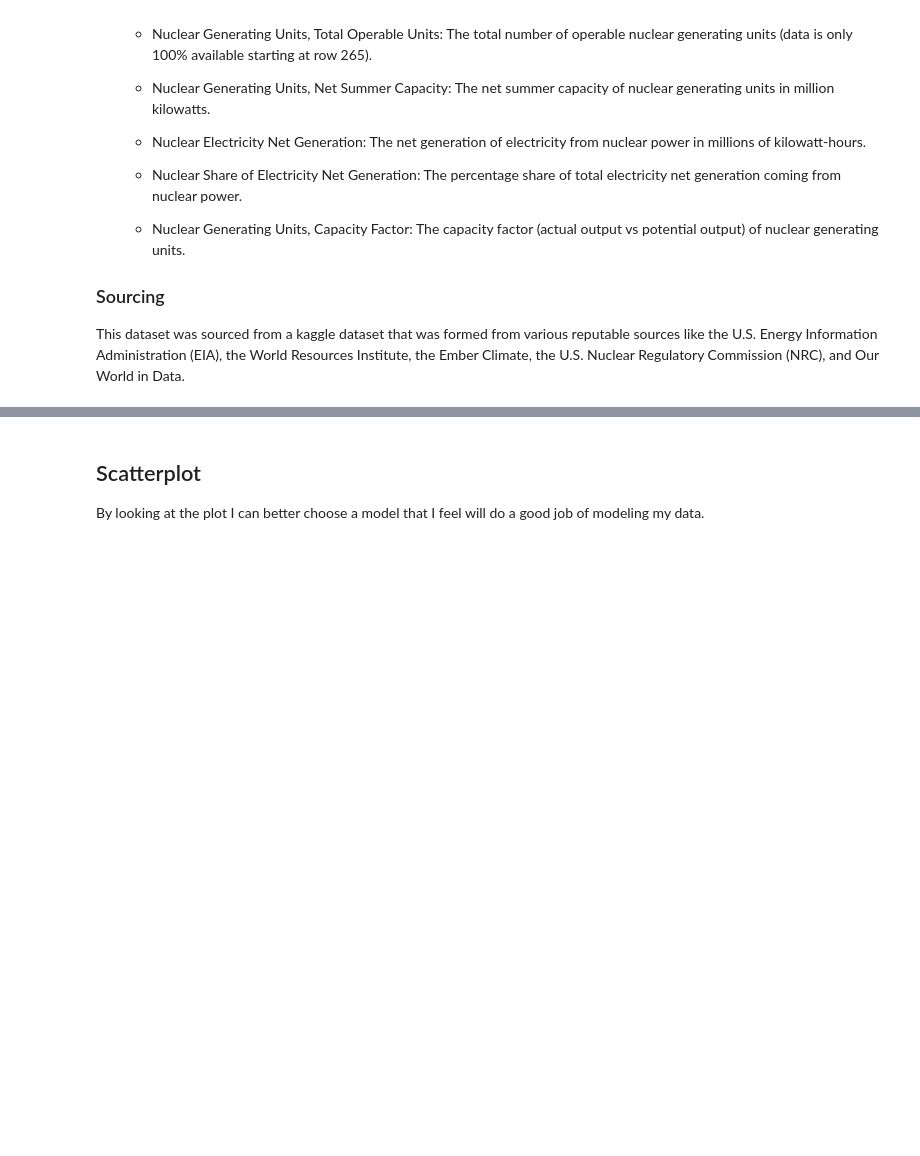
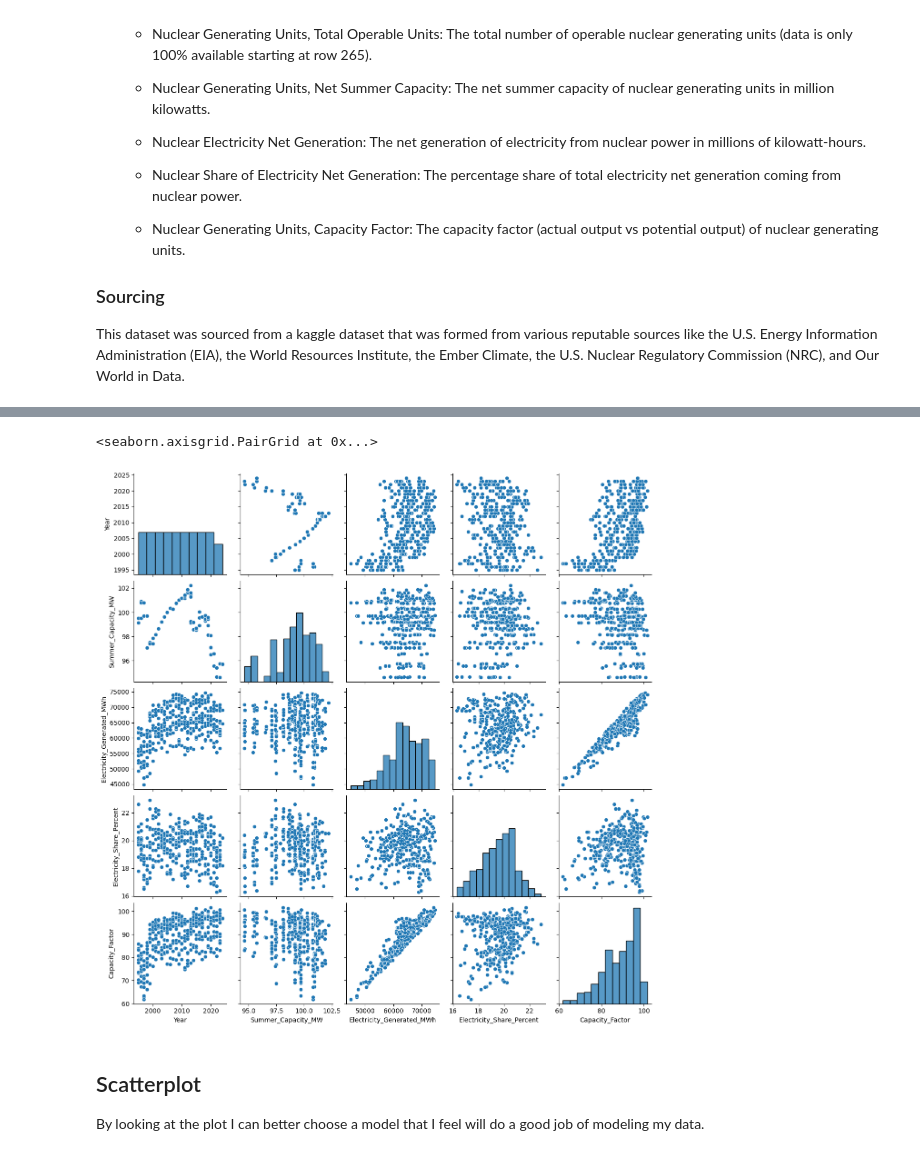
Before and after one commit to aahFancyGun/dataScienceClass, a Jupyter notebook: unit8/YangChauUnit8Project.ipynb, the cells around one changed output, grey strips where cells are left out. Drawn from its saved outputs; the diff is of its cells as text; code cells hidden in the pictures; blank space fills up the shorter version.

```diff
--- a/unit8/YangChauUnit8Project.ipynb
+++ b/unit8/YangChauUnit8Project.ipynb
@@ -109,3 +122,8 @@ data #printing data
+# %%
+sns.pairplot(data)
+# %% [output]
+<seaborn.axisgrid.PairGrid at 0x...>
+[figure, added]
 # %% [markdown]
 ## Scatterplot
 By looking at the plot I can better choose a model that I feel will do a good job of modeling my data.
```
Also changed, not shown: parts of 8 cells of this notebook.
